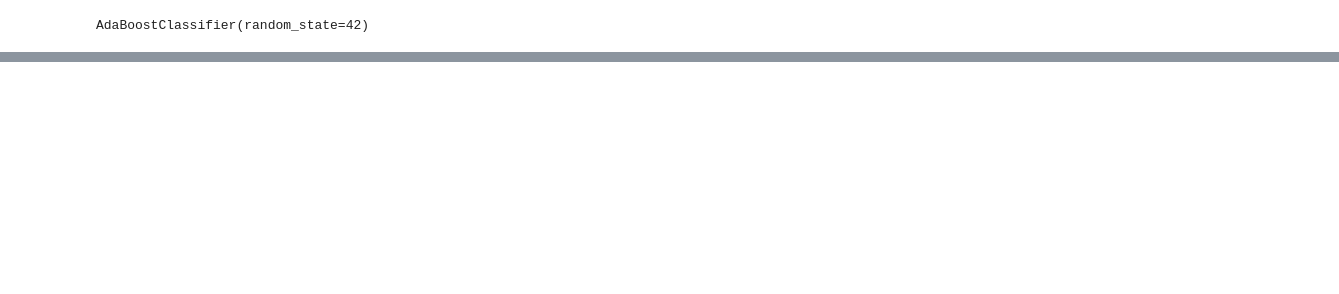
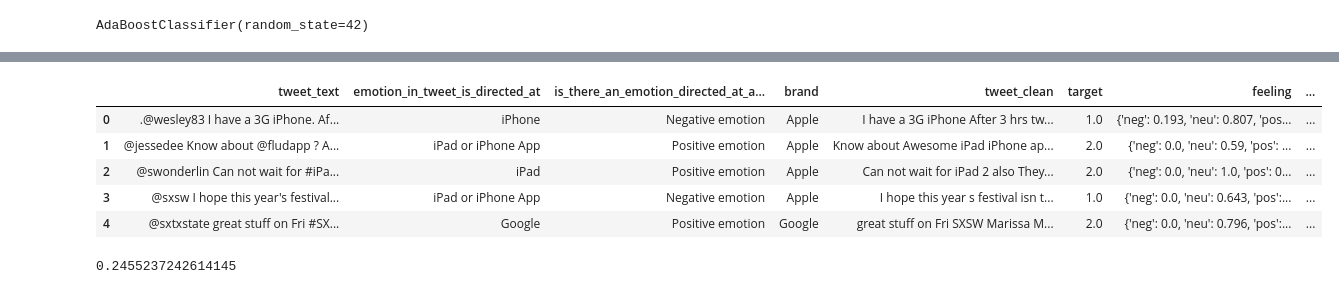
Before and after one commit to dvdhartsman/NLP-Sentiment-Analysis, a Jupyter notebook: Multiclass_analysis.ipynb, the cells around one changed output, grey strips where cells are left out. Cells and saved outputs as stored; diff of their text form; code cells hidden in the pictures; blank space fills up the shorter version.

Commit message:
added nltk sentiment analysis

```diff
--- a/Multiclass_analysis.ipynb
+++ b/Multiclass_analysis.ipynb
@@ -594,0 +745,2 @@ Mult_Model.model_df.to_csv('data/Mult_Model.csv')
+# %%
+vader = SentimentIntensityAnalyzer()
@@ -594,0 +798,12 @@ Mult_Model.model_df.to_csv('data/Mult_Model.csv')
+# %%
+df['feeling'] = df['tweet_clean'].apply(lambda tokens :
+                                   vader.polarity_scores(tokens))
+
+df.head()
+# %% [output]
+|  | tweet_text | emotion_in_tweet_is_directed_at | is_there_an_emotion_directed_at_a... | brand | tweet_clean | target | feeling | ... |
+| 0 | .@wesley83 I have a 3G iPhone. Af... | iPhone | Negative emotion | Apple | I have a 3G iPhone After 3 hrs tw... | 1.0 | {'neg': 0.193, 'neu': 0.807, 'pos... | ... |
+| 1 | @jessedee Know about @fludapp ? A... | iPad or iPhone App | Positive emotion | Apple | Know about Awesome iPad iPhone ap... | 2.0 | {'neg': 0.0, 'neu': 0.59, 'pos': ... | ... |
+| 2 | @swonderlin Can not wait for #iPa... | iPad | Positive emotion | Apple | Can not wait for iPad 2 also They... | 2.0 | {'neg': 0.0, 'neu': 1.0, 'pos': 0... | ... |
+| 3 | @sxsw I hope this year's festival... | iPad or iPhone App | Negative emotion | Apple | I hope this year s festival isn t... | 1.0 | {'neg': 0.0, 'neu': 0.643, 'pos':... | ... |
+| 4 | @sxtxstate great stuff on Fri #SX... | Google | Positive emotion | Google | great stuff on Fri SXSW Marissa M... | 2.0 | {'neg': 0.0, 'neu': 0.796, 'pos':... | ... |
@@ -594,0 +814,4 @@ Mult_Model.model_df.to_csv('data/Mult_Model.csv')
+# %%
+accuracy_score(df['target'], df['sentiment'])
+# %% [output]
+0.2455237242614145
```
Also changed, not shown: parts of 53 cells of this notebook.
